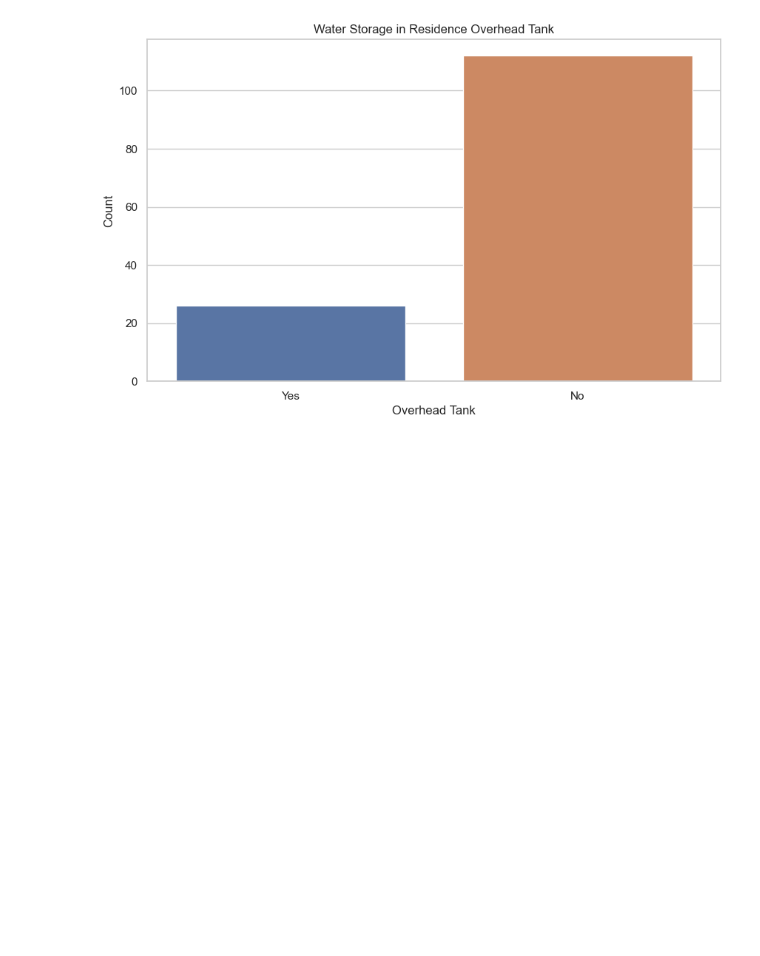
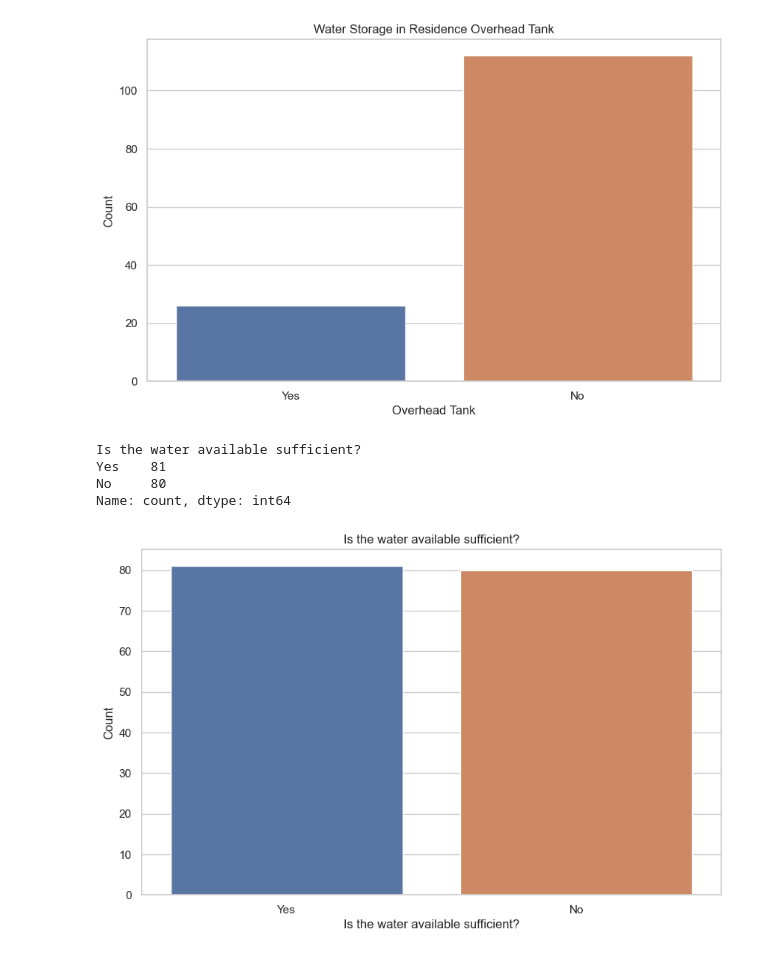
Before and after one commit to IamMoosa/WaterScarcity, a Jupyter notebook: main.ipynb, the cells around one changed output. Saved outputs shown, nothing was run; the diff lists cells and outputs as text; code cells hidden in the pictures; blank space fills up the shorter version.

```diff
--- a/main.ipynb
+++ b/main.ipynb
@@ -180,3 +180,28 @@ plt.title("Water Storage in Residence Overhead Tank")
 plt.show()
 # %% [output]
 [figure]
+# %%
+selected_data['Is the water available sufficient?'].value_counts()
+# %% [output]
+Is the water available sufficient?
+Yes    81
+No     80
+Name: count, dtype: int64
+# %%
+# Create a bar chart
+sns.set(style="whitegrid")  # Set the style
+plt.figure(figsize=(10, 6))  # Set the figure size
+
+# Plot the bar chart
+ax = sns.barplot(x=selected_data['Is the water available sufficient?'].value_counts().index,
+                y=selected_data['Is the water available sufficient?'].value_counts().values)
+
+# Customize the plot
+ax.set(ylabel="Count")
+ax.set_xticklabels(['Yes', 'No'])  # You can customize the labels
+plt.title("Is the water available sufficient?")
+
+# Show the plot
+plt.show()
+# %% [output]
+[figure, added]
```
Also changed, not shown: parts of 1 cell of this notebook, 3 other files.
